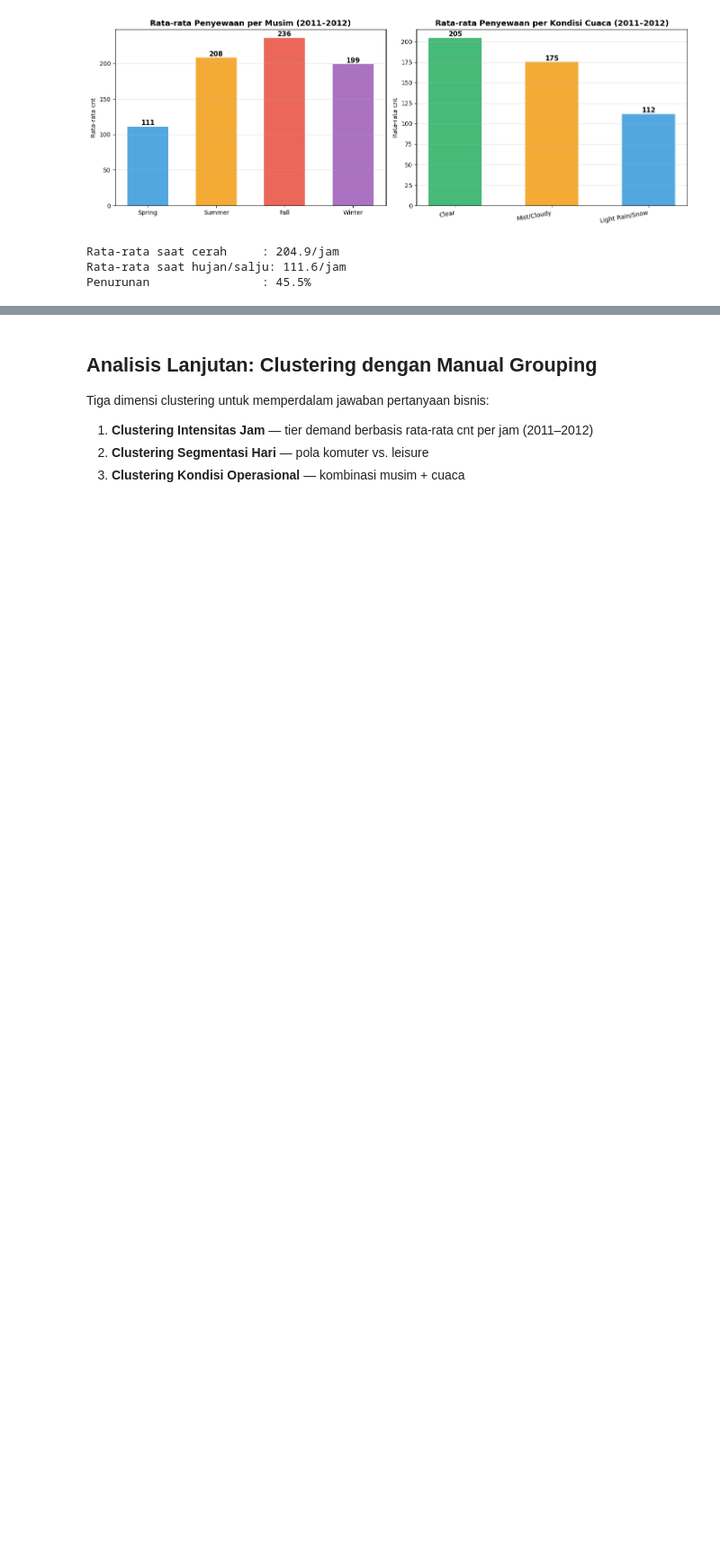
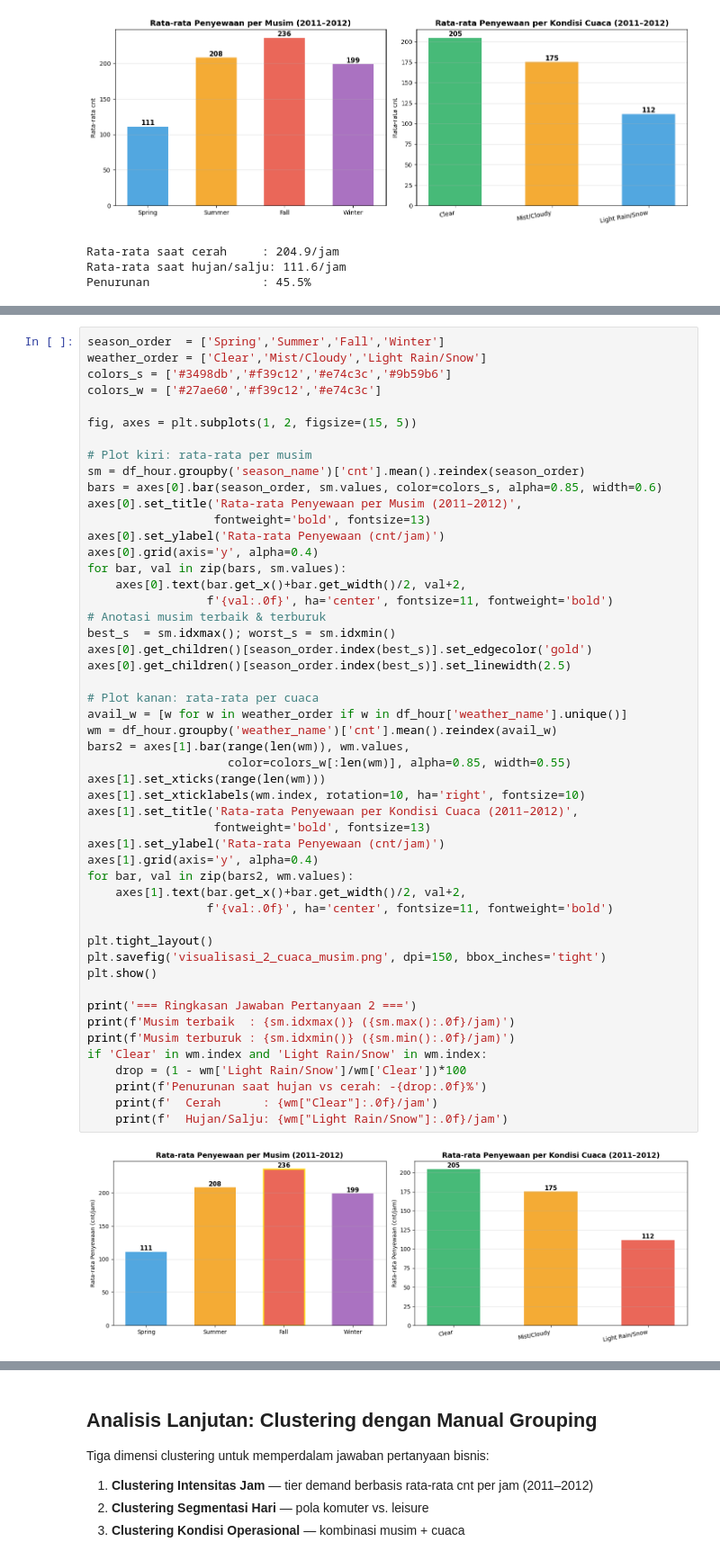
Before and after one commit to HaqiKuy470/CodingCamp, a Jupyter notebook: notebook.ipynb, the cells around one changed output, grey strips where cells are left out. Shown at 90% size. Saved outputs shown, nothing was run; the diff lists cells and outputs as text; blank space fills up the shorter version.

```diff
--- a/notebook.ipynb
+++ b/notebook.ipynb
@@ -338,0 +339,52 @@ plt.show()
+# %%
+season_order  = ['Spring','Summer','Fall','Winter']
+weather_order = ['Clear','Mist/Cloudy','Light Rain/Snow']
+colors_s = ['#3498db','#f39c12','#e74c3c','#9b59b6']
+colors_w = ['#27ae60','#f39c12','#e74c3c']
+
+fig, axes = plt.subplots(1, 2, figsize=(15, 5))
+
+# Plot kiri: rata-rata per musim
+sm = df_hour.groupby('season_name')['cnt'].mean().reindex(season_order)
+bars = axes[0].bar(season_order, sm.values, color=colors_s, alpha=0.85, width=0.6)
+axes[0].set_title('Rata-rata Penyewaan per Musim (2011–2012)',
+                  fontweight='bold', fontsize=13)
+axes[0].set_ylabel('Rata-rata Penyewaan (cnt/jam)')
+axes[0].grid(axis='y', alpha=0.4)
+for bar, val in zip(bars, sm.values):
+    axes[0].text(bar.get_x()+bar.get_width()/2, val+2,
+                 f'{val:.0f}', ha='center', fontsize=11, fontweight='bold')
+# Anotasi musim terbaik & terburuk
+best_s  = sm.idxmax(); worst_s = sm.idxmin()
+axes[0].get_children()[season_order.index(best_s)].set_edgecolor('gold')
+axes[0].get_children()[season_order.index(best_s)].set_linewidth(2.5)
+
+# Plot kanan: rata-rata per cuaca
+avail_w = [w for w in weather_order if w in df_hour['weather_name'].unique()]
+wm = df_hour.groupby('weather_name')['cnt'].mean().reindex(avail_w)
+bars2 = axes[1].bar(range(len(wm)), wm.values,
+                    color=colors_w[:len(wm)], alpha=0.85, width=0.55)
+axes[1].set_xticks(range(len(wm)))
+axes[1].set_xticklabels(wm.index, rotation=10, ha='right', fontsize=10)
+axes[1].set_title('Rata-rata Penyewaan per Kondisi Cuaca (2011–2012)',
+                  fontweight='bold', fontsize=13)
+axes[1].set_ylabel('Rata-rata Penyewaan (cnt/jam)')
+axes[1].grid(axis='y', alpha=0.4)
+for bar, val in zip(bars2, wm.values):
+    axes[1].text(bar.get_x()+bar.get_width()/2, val+2,
+                 f'{val:.0f}', ha='center', fontsize=11, fontweight='bold')
+
+plt.tight_layout()
+plt.savefig('visualisasi_2_cuaca_musim.png', dpi=150, bbox_inches='tight')
+plt.show()
+
+print('=== Ringkasan Jawaban Pertanyaan 2 ===')
+print(f'Musim terbaik  : {sm.idxmax()} ({sm.max():.0f}/jam)')
+print(f'Musim terburuk : {sm.idxmin()} ({sm.min():.0f}/jam)')
+if 'Clear' in wm.index and 'Light Rain/Snow' in wm.index:
+    drop = (1 - wm['Light Rain/Snow']/wm['Clear'])*100
+    print(f'Penurunan saat hujan vs cerah: -{drop:.0f}%')
+    print(f'  Cerah      : {wm["Clear"]:.0f}/jam')
+    print(f'  Hujan/Salju: {wm["Light Rain/Snow"]:.0f}/jam')
+# %% [output]
+[figure, added]
```
Also changed, not shown: parts of 10 cells of this notebook.
